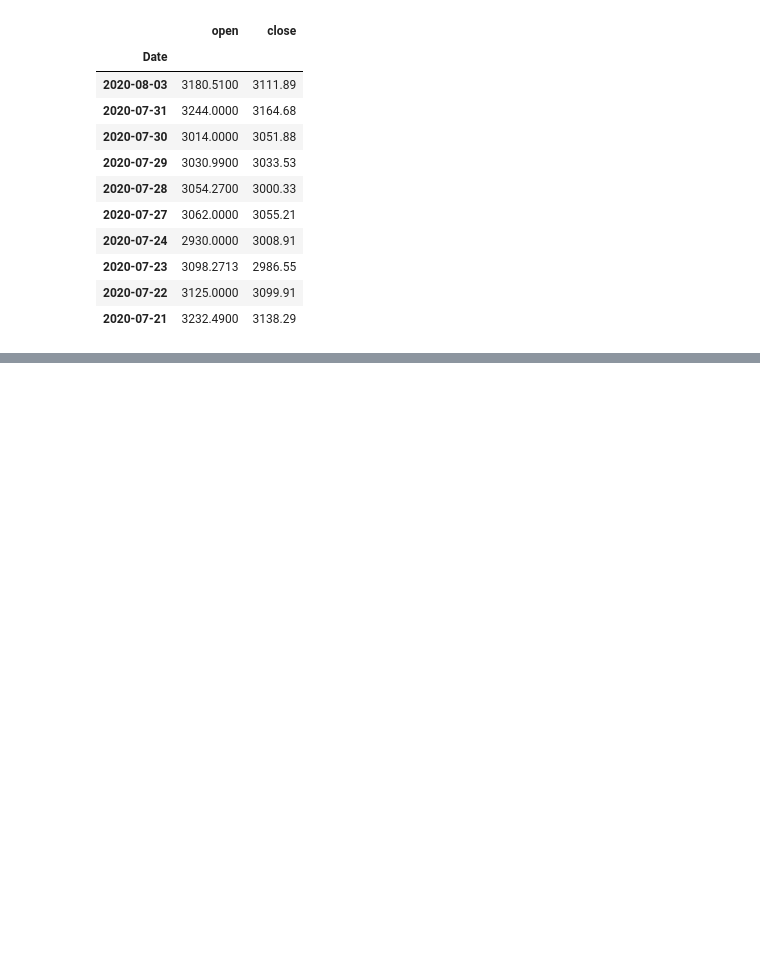
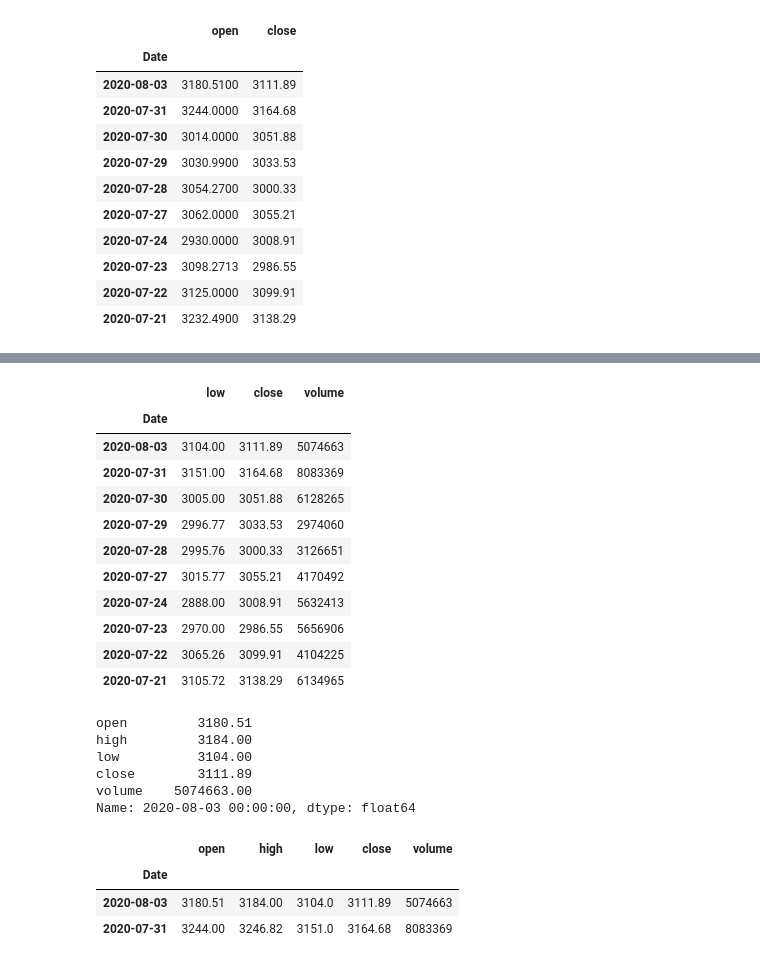
Before and after one commit to dgierejkiewicz/data-science, a Jupyter notebook: dane_gieldowe.ipynb, the cells around one changed output, grey strips where cells are left out. Drawn from its saved outputs; the diff is of its cells as text; code cells hidden in the pictures; blank space fills up the shorter version.

```diff
--- a/dane_gieldowe.ipynb
+++ b/dane_gieldowe.ipynb
@@ -225,0 +256,31 @@ df.iloc[:, [0, 3]]
+# %%
+df.iloc[:, -3:]
+# %% [output]
+|  | low | close | volume |
+| Date |  |  |  |
+| 2020-08-03 | 3104.00 | 3111.89 | 5074663 |
+| 2020-07-31 | 3151.00 | 3164.68 | 8083369 |
+| 2020-07-30 | 3005.00 | 3051.88 | 6128265 |
+| 2020-07-29 | 2996.77 | 3033.53 | 2974060 |
+| 2020-07-28 | 2995.76 | 3000.33 | 3126651 |
+| 2020-07-27 | 3015.77 | 3055.21 | 4170492 |
+| 2020-07-24 | 2888.00 | 3008.91 | 5632413 |
+| 2020-07-23 | 2970.00 | 2986.55 | 5656906 |
+| 2020-07-22 | 3065.26 | 3099.91 | 4104225 |
+| 2020-07-21 | 3105.72 | 3138.29 | 6134965 |
+# %%
+df.iloc[0]
+# %% [output]
+open         3180.51
+high         3184.00
+low          3104.00
+close        3111.89
+volume    5074663.00
+Name: 2020-08-03 00:00:00, dtype: float64
+# %%
+df.iloc[[0,1]]
+# %% [output]
+|  | open | high | low | close | volume |
+| Date |  |  |  |  |  |
+| 2020-08-03 | 3180.51 | 3184.00 | 3104.0 | 3111.89 | 5074663 |
+| 2020-07-31 | 3244.00 | 3246.82 | 3151.0 | 3164.68 | 8083369 |
```
Also changed, not shown: parts of 4 cells of this notebook.
